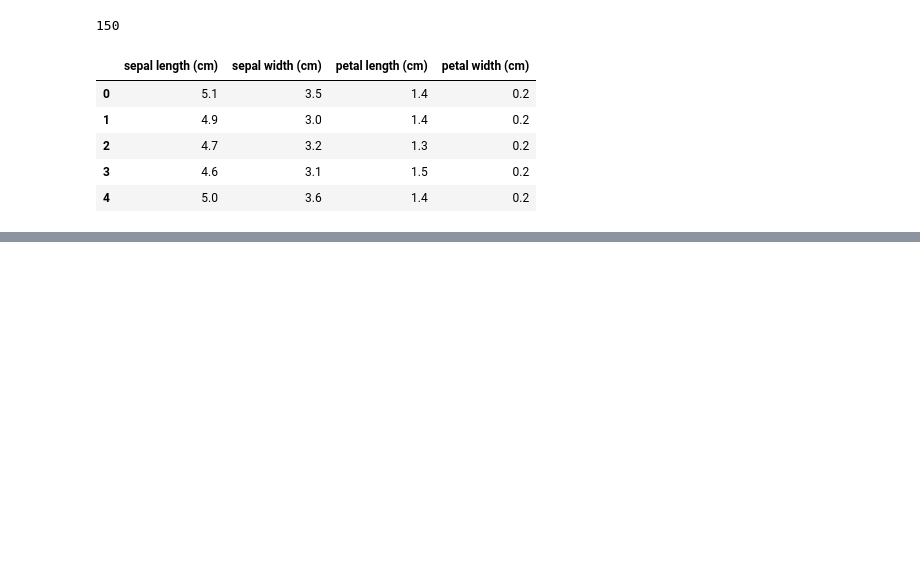
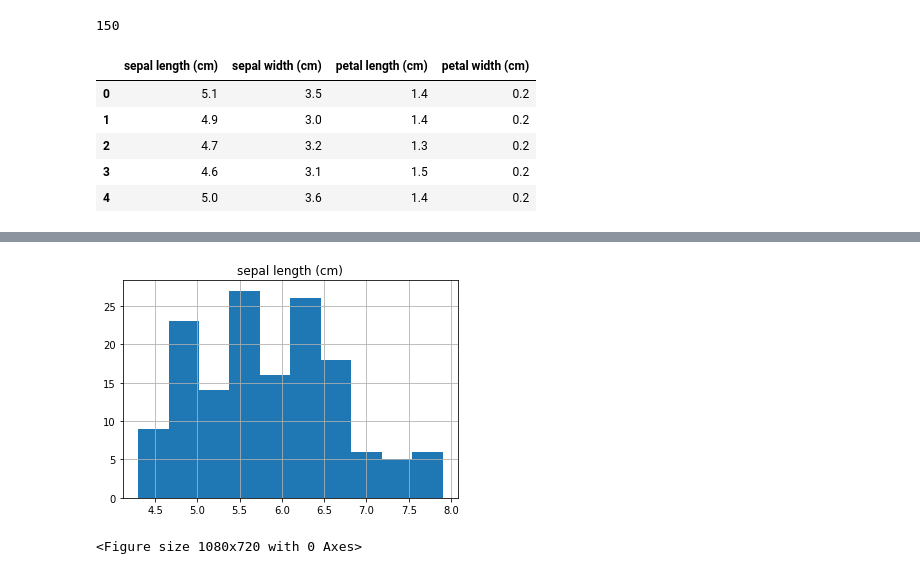
Before and after one commit to UesleiJf/Analise-de-Dados-com-Python, a Jupyter notebook: Analise de Dados com Python/Análise Iris.ipynb, the cells around one changed output, grey strips where cells are left out. Saved outputs shown, nothing was run; the diff lists cells and outputs as text; code cells hidden in the pictures; blank space fills up the shorter version.

```diff
--- a/Analise de Dados com Python/Análise Iris.ipynb
+++ b/Analise de Dados com Python/Análise Iris.ipynb
@@ -25,0 +44,4 @@ df.head()
+# %%
+# Adicione ao dataset uma nova coluna com os nomes das espécies, pois é isso que vamos tentar prever (variável target)
+df['species'] = pd.Categorical.from_codes(iris.target, iris.target_names)
+df.head()
@@ -25,0 +55,4 @@ df.head()
+# %%
+# Inclua no dataset uma coluna com os valores numéricos da variável target
+df['target'] = iris.target
+df.head()
@@ -25,0 +154,9 @@ df.head()
+# %%
+# Crie um Histograma de sepal length
+exclude = ['Id', 'sepal width (cm)', 'petal length (cm)', 'petal width (cm)', 'target']
+df.loc[:, df.columns.difference(exclude)].hist()
+plt.figure(figsize=(15,10))
+plt.show()
+# %% [output]
+[figure, added]
+<Figure size 1080x720 with 0 Axes>
```
Also changed, not shown: parts of 15 cells of this notebook.
